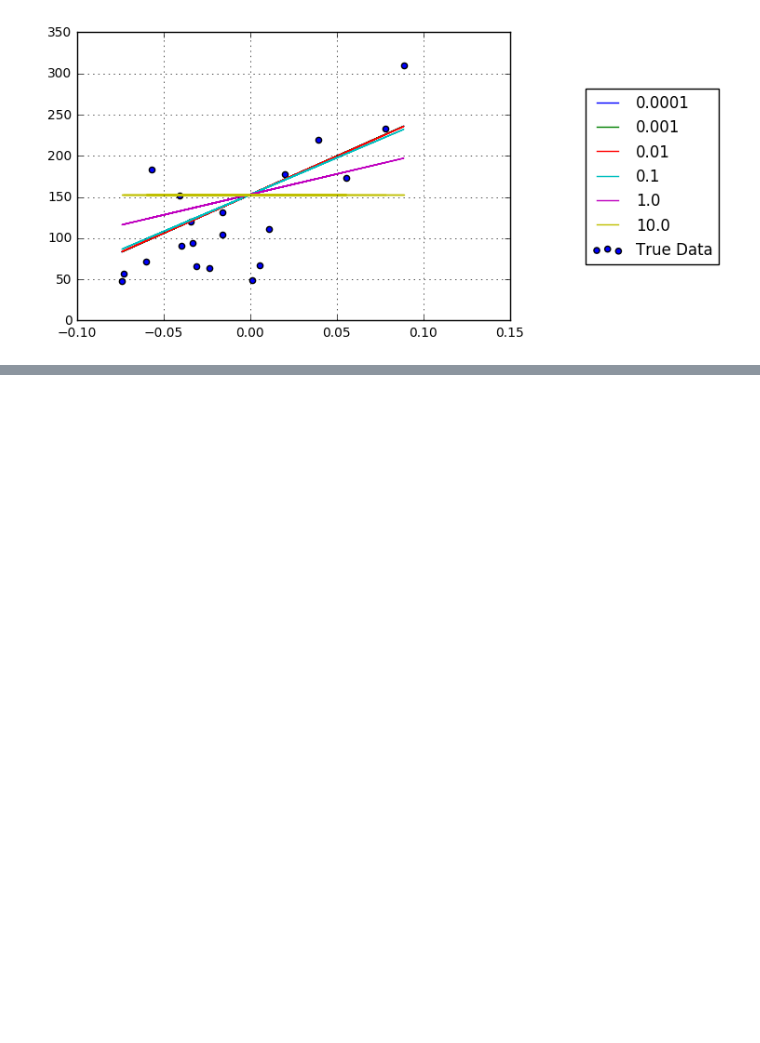
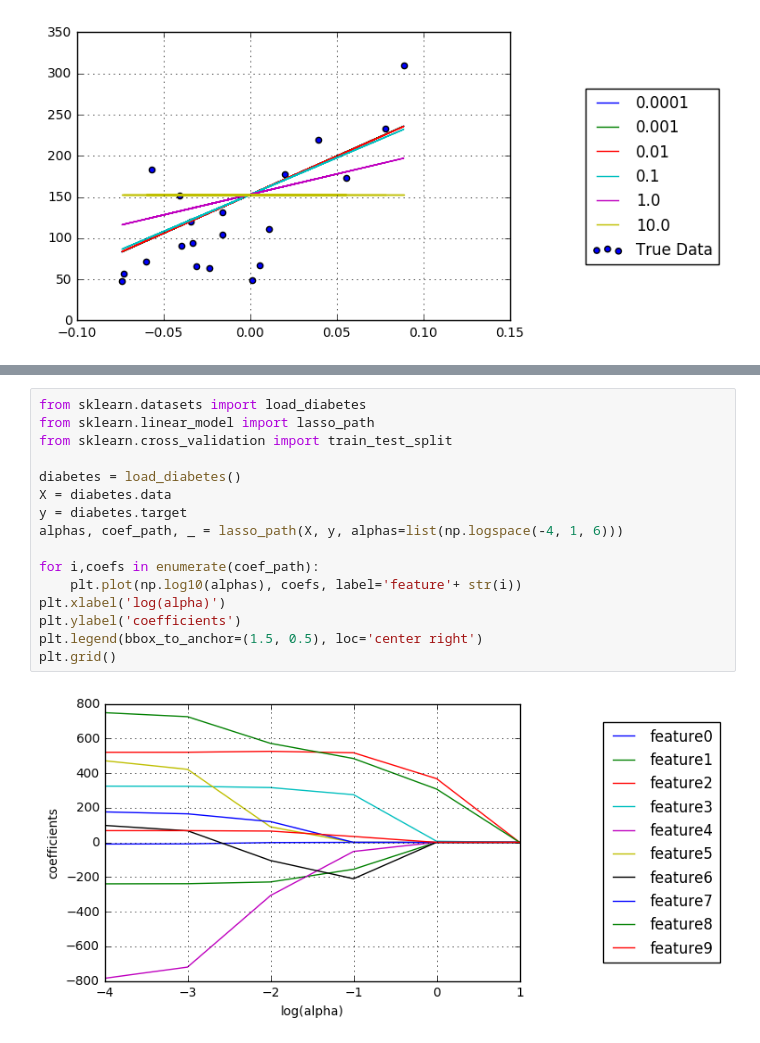
Before and after one commit to mhfarahani/Machine-Learning-Notebooks, a Jupyter notebook: Generalized Linear Models.ipynb, the cells around one changed output, grey strips where cells are left out. Drawn from its saved outputs; the diff is of its cells as text; blank space fills up the shorter version.

```diff
--- a/Generalized Linear Models.ipynb
+++ b/Generalized Linear Models.ipynb
@@ -154,0 +245,18 @@ alpha = 10.0     coefficient is 0.0      and MSE is 5568.965
+# %%
+from sklearn.datasets import load_diabetes
+from sklearn.linear_model import lasso_path
+from sklearn.cross_validation import train_test_split
+
+diabetes = load_diabetes()
+X = diabetes.data
+y = diabetes.target
+alphas, coef_path, _ = lasso_path(X, y, alphas=list(np.logspace(-4, 1, 6)))
+
+for i,coefs in enumerate(coef_path):
+    plt.plot(np.log10(alphas), coefs, label='feature'+ str(i))
+plt.xlabel('log(alpha)')
+plt.ylabel('coefficients')
+plt.legend(bbox_to_anchor=(1.5, 0.5), loc='center right')
+plt.grid()
+# %% [output]
+[figure, added]
```
Also changed, not shown: parts of 15 cells of this notebook.
